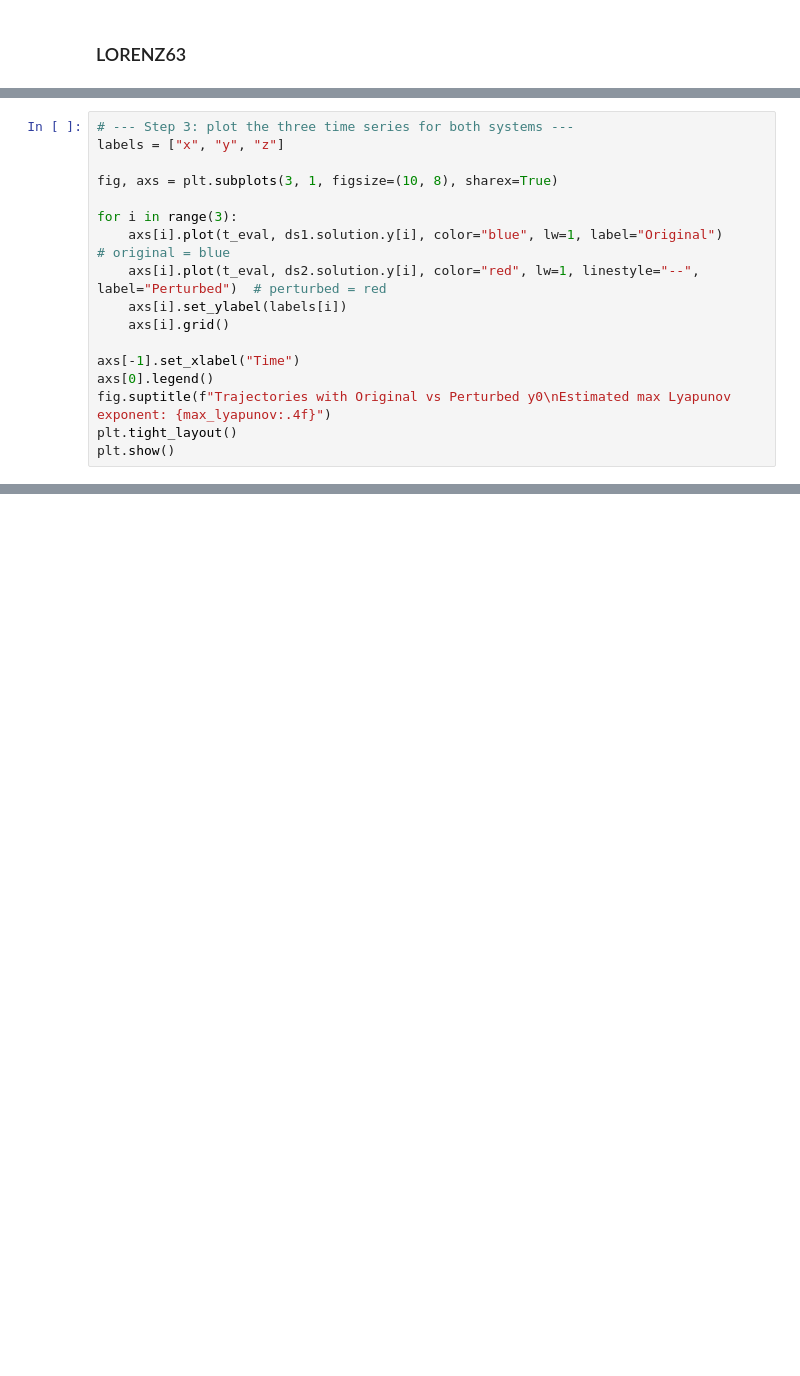
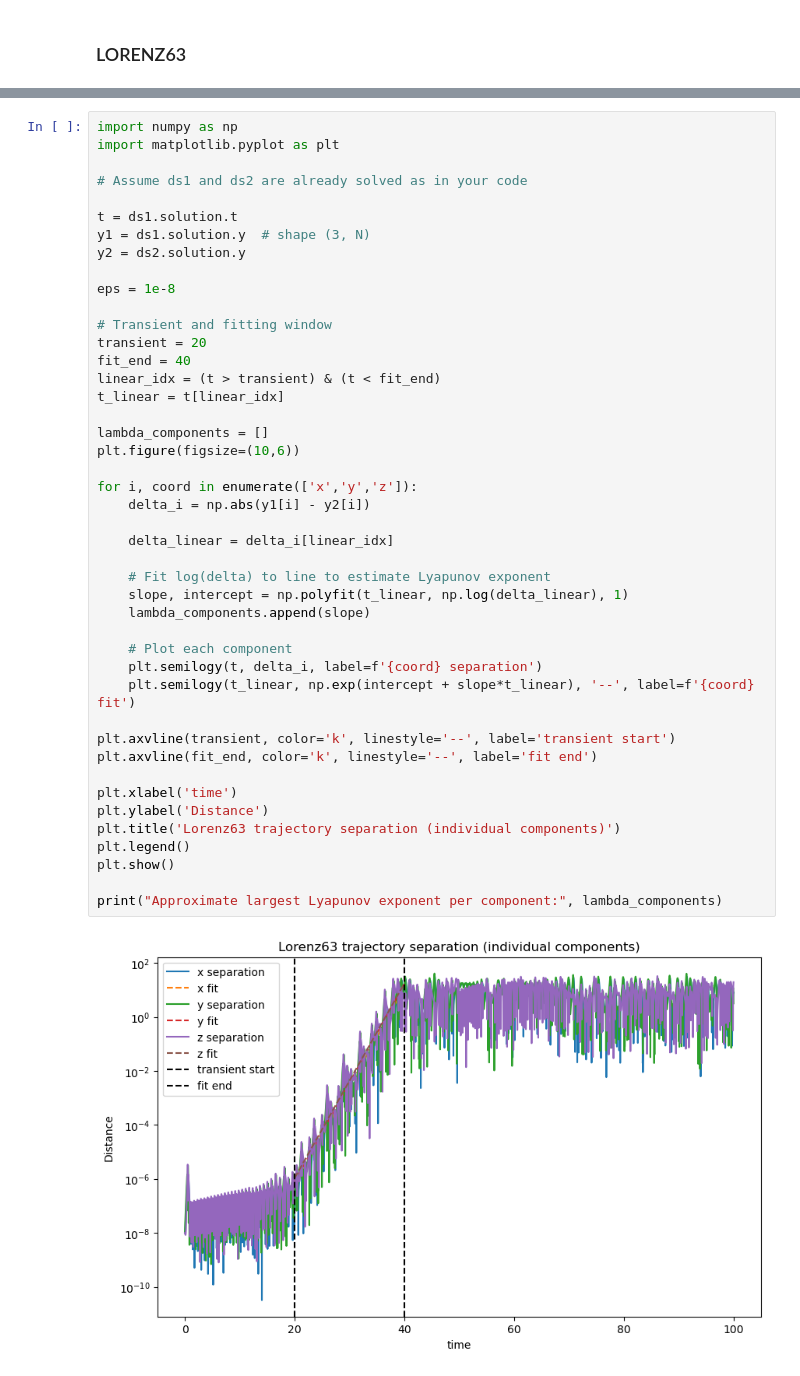
Before and after one commit to nxteventrying/chaos-ts-analysis, a Jupyter notebook: generation/lorenz.ipynb, the cells around one changed output, grey strips where cells are left out. Drawn from its saved outputs; the diff is of its cells as text; blank space fills up the shorter version.

```diff
--- a/generation/lorenz.ipynb
+++ b/generation/lorenz.ipynb
@@ -90,17 +47,0 @@ Estimated maximal Lyapunov exponent: 0.4736
-# %%
-# --- Step 3: plot the three time series for both systems ---
-labels = ["x", "y", "z"]
-
-fig, axs = plt.subplots(3, 1, figsize=(10, 8), sharex=True)
-
-for i in range(3):
-    axs[i].plot(t_eval, ds1.solution.y[i], color="blue", lw=1, label="Original")      # original = blue
-    axs[i].plot(t_eval, ds2.solution.y[i], color="red", lw=1, linestyle="--", label="Perturbed")  # perturbed = red
-    axs[i].set_ylabel(labels[i])
-    axs[i].grid()
-
-axs[-1].set_xlabel("Time")
-axs[0].legend()
-fig.suptitle(f"Trajectories with Original vs Perturbed y0\nEstimated max Lyapunov exponent: {max_lyapunov:.4f}")
-plt.tight_layout()
-plt.show()
@@ -225,0 +180,46 @@ df.head()               # inspect the first few rows
+# %%
+import numpy as np
+import matplotlib.pyplot as plt
+
+# Assume ds1 and ds2 are already solved as in your code
+
+t = ds1.solution.t
+y1 = ds1.solution.y  # shape (3, N)
+y2 = ds2.solution.y
+
+eps = 1e-8
+
+# Transient and fitting window
+transient = 20
+fit_end = 40
+linear_idx = (t > transient) & (t < fit_end)
+t_linear = t[linear_idx]
+
+lambda_components = []
+plt.figure(figsize=(10,6))
+
+for i, coord in enumerate(['x','y','z']):
+    delta_i = np.abs(y1[i] - y2[i])
+
+    delta_linear = delta_i[linear_idx]
+
+    # Fit log(delta) to line to estimate Lyapunov exponent
+    slope, intercept = np.polyfit(t_linear, np.log(delta_linear), 1)
+    lambda_components.append(slope)
+
+    # Plot each component
+    plt.semilogy(t, delta_i, label=f'{coord} separation')
+    plt.semilogy(t_linear, np.exp(intercept + slope*t_linear), '--', label=f'{coord} fit')
+
+plt.axvline(transient, color='k', linestyle='--', label='transient start')
+plt.axvline(fit_end, color='k', linestyle='--', label='fit end')
+
+plt.xlabel('time')
+plt.ylabel('Distance')
+plt.title('Lorenz63 trajectory separation (individual components)')
+plt.legend()
+plt.show()
+
+print("Approximate largest Lyapunov exponent per component:", lambda_components)
+# %% [output]
+[figure, added]
```
Also changed, not shown: parts of 32 cells of this notebook, 1 other file.
